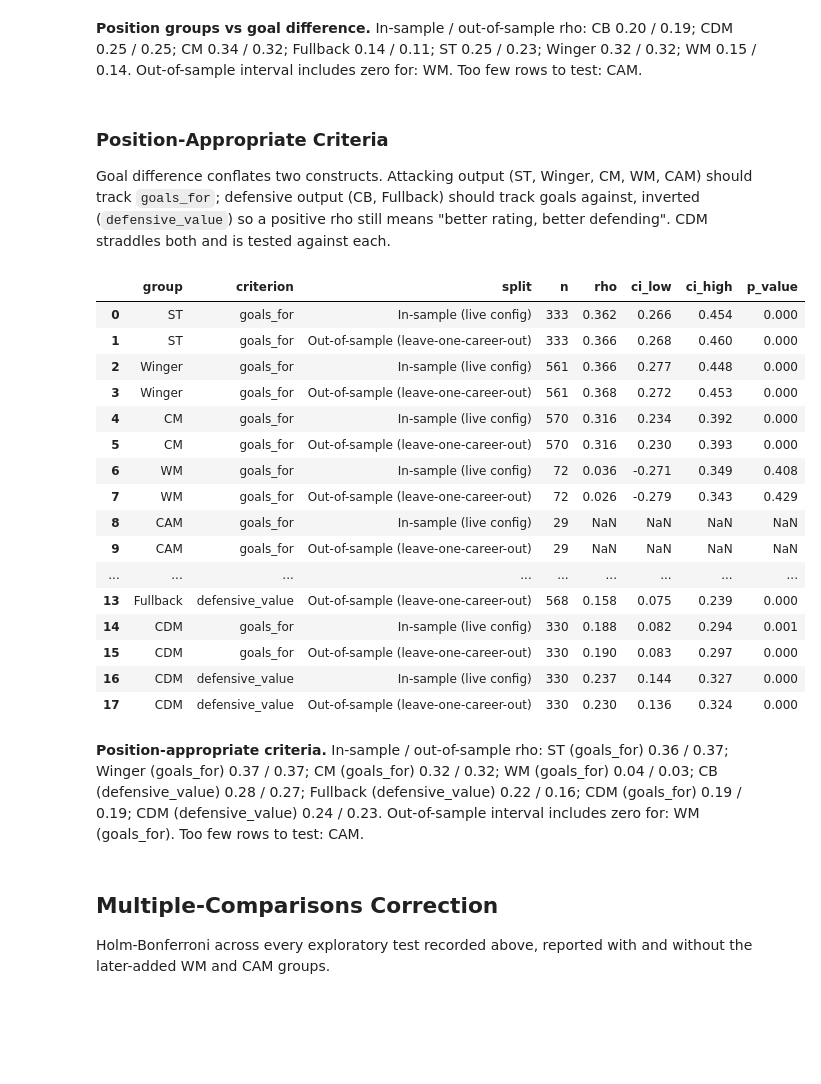
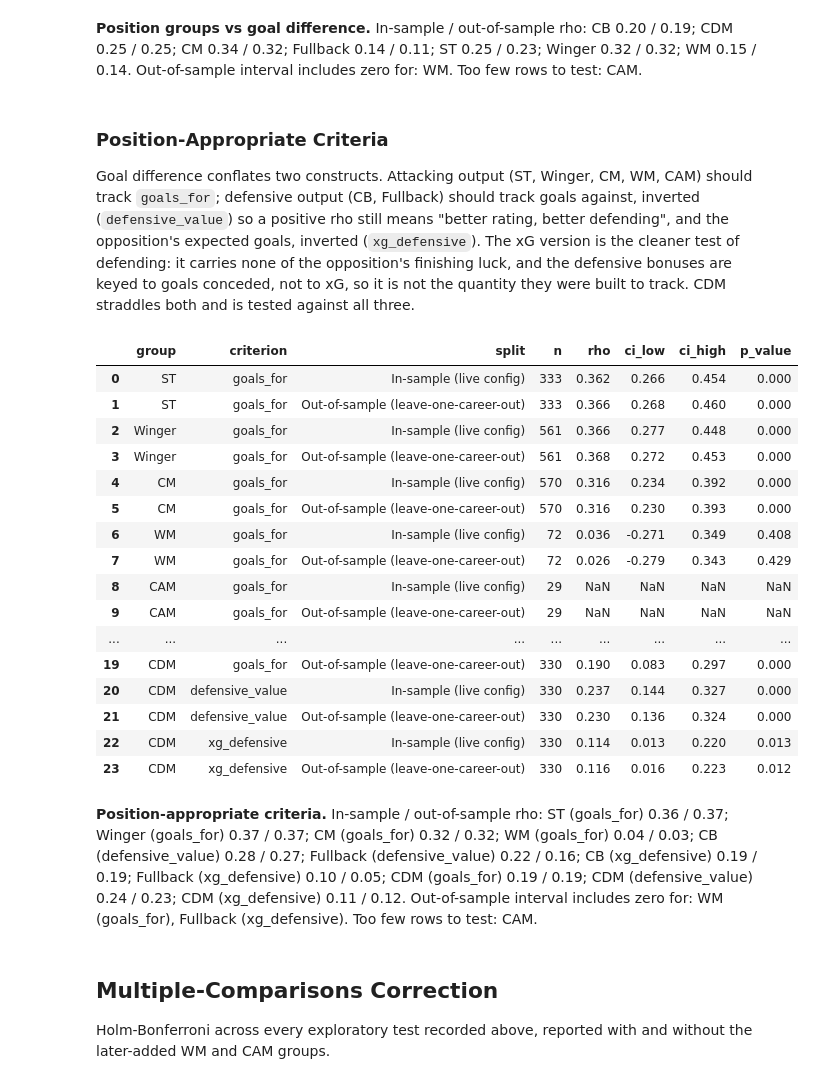
Before and after one commit to Kaziksobo/Gaffers-Clipboard, a Jupyter notebook: workshop/validation/01_construct_validity.ipynb, the cells around one changed output. Drawn from its saved outputs; the diff is of its cells as text; code cells hidden in the pictures; blank space fills up the shorter version.

Commit message:
Add opposition xG as a defender validity criterion

```diff
--- a/workshop/validation/01_construct_validity.ipynb
+++ b/workshop/validation/01_construct_validity.ipynb
@@ -95,6 +95,7 @@ base["goal_diff"] = base["team_score"] - base["opp_score"]
 base["xg_diff"] = base["team_xg"] - base["opp_xg"]
 base["goals_for"] = base["team_score"]
 base["defensive_value"] = -base["opp_score"]  # inverted so higher = better defending
+base["xg_defensive"] = -base["opp_xg"]  # opposition xG, inverted: no finishing luck in it
 
 perf = pd.concat([
     base.assign(split=IN, rating=base["rating_in"], rating_no_sup=base["nosup_in"]),
@@ -429,38 +430,42 @@ say("**Position groups vs goal difference.** " + compare_groups(f4, "GD"))
 
 Goal difference conflates two constructs. Attacking output (ST, Winger, CM, WM, CAM) should track `goals_for`;
 defensive output (CB, Fullback) should track goals against, inverted (`defensive_value`) so a positive rho still
-means "better rating, better defending". CDM straddles both and is tested against each.
+means "better rating, better defending", and the opposition's expected goals, inverted (`xg_defensive`). The xG
+version is the cleaner test of defending: it carries none of the opposition's finishing luck, and the defensive
+bonuses are keyed to goals conceded, not to xG, so it is not the quantity they were built to track. CDM straddles
+both and is tested against all three.
 # %%
-CRITERION_MAP = {
+ATTACK_CRITERION = {
     "ST": "goals_for", "Winger": "goals_for", "CM": "goals_for", "WM": "goals_for", "CAM": "goals_for",
-    "CB": "defensive_value", "Fullback": "defensive_value",
 }
-f5_single = group_table(list(CRITERION_MAP), lambda g: CRITERION_MAP[g])
-f5_cdm = pd.concat([group_table(["CDM"], lambda g, c=c: c) for c in ("goals_for", "defensive_value")])
-f5 = pd.concat([f5_single, f5_cdm], ignore_index=True)
+DEFENCE_CRITERIA = ("defensive_value", "xg_defensive")
+f5_single = group_table(list(ATTACK_CRITERION), lambda g: ATTACK_CRITERION[g])
+f5_def = pd.concat([group_table(["CB", "Fullback"], lambda g, c=c: c) for c in DEFENCE_CRITERIA])
+f5_cdm = pd.concat([group_table(["CDM"], lambda g, c=c: c) for c in ("goals_for", *DEFENCE_CRITERIA)])
+f5 = pd.concat([f5_single, f5_def, f5_cdm], ignore_index=True)
 f5[["group", "criterion", "split", "n", "rho", "ci_low", "ci_high", "p_value"]].round(3)
 # %% [output]
 |  | group | criterion | split | n | rho | ci_low | ci_high | p_value |
 | 0 | ST | goals_for | In-sample (live config) | 333 | 0.362 | 0.266 | 0.454 | 0.000 |
 | 1 | ST | goals_for | Out-of-sample (leave-one-career-out) | 333 | 0.366 | 0.268 | 0.460 | 0.000 |
 | 2 | Winger | goals_for | In-sample (live config) | 561 | 0.366 | 0.277 | 0.448 | 0.000 |
 | 3 | Winger | goals_for | Out-of-sample (leave-one-career-out) | 561 | 0.368 | 0.272 | 0.453 | 0.000 |
 | 4 | CM | goals_for | In-sample (live config) | 570 | 0.316 | 0.234 | 0.392 | 0.000 |
 | 5 | CM | goals_for | Out-of-sample (leave-one-career-out) | 570 | 0.316 | 0.230 | 0.393 | 0.000 |
 | 6 | WM | goals_for | In-sample (live config) | 72 | 0.036 | -0.271 | 0.349 | 0.408 |
 | 7 | WM | goals_for | Out-of-sample (leave-one-career-out) | 72 | 0.026 | -0.279 | 0.343 | 0.429 |
 | 8 | CAM | goals_for | In-sample (live config) | 29 | NaN | NaN | NaN | NaN |
 | 9 | CAM | goals_for | Out-of-sample (leave-one-career-out) | 29 | NaN | NaN | NaN | NaN |
 | ... | ... | ... | ... | ... | ... | ... | ... | ... |
-| 13 | Fullback | defensive_value | Out-of-sample (leave-one-career-out) | 568 | 0.158 | 0.075 | 0.239 | 0.000 |
-| 14 | CDM | goals_for | In-sample (live config) | 330 | 0.188 | 0.082 | 0.294 | 0.001 |
-| 15 | CDM | goals_for | Out-of-sample (leave-one-career-out) | 330 | 0.190 | 0.083 | 0.297 | 0.000 |
-| 16 | CDM | defensive_value | In-sample (live config) | 330 | 0.237 | 0.144 | 0.327 | 0.000 |
-| 17 | CDM | defensive_value | Out-of-sample (leave-one-career-out) | 330 | 0.230 | 0.136 | 0.324 | 0.000 |
+| 19 | CDM | goals_for | Out-of-sample (leave-one-career-out) | 330 | 0.190 | 0.083 | 0.297 | 0.000 |
+| 20 | CDM | defensive_value | In-sample (live config) | 330 | 0.237 | 0.144 | 0.327 | 0.000 |
+| 21 | CDM | defensive_value | Out-of-sample (leave-one-career-out) | 330 | 0.230 | 0.136 | 0.324 | 0.000 |
+| 22 | CDM | xg_defensive | In-sample (live config) | 330 | 0.114 | 0.013 | 0.220 | 0.013 |
+| 23 | CDM | xg_defensive | Out-of-sample (leave-one-career-out) | 330 | 0.116 | 0.016 | 0.223 | 0.012 |
 # %%
 say("**Position-appropriate criteria.** " + compare_groups(f5, "criterion"))
 # %% [output]
-**Position-appropriate criteria.** In-sample / out-of-sample rho: ST (goals_for) 0.36 / 0.37; Winger (goals_for) 0.37 / 0.37; CM (goals_for) 0.32 / 0.32; WM (goals_for) 0.04 / 0.03; CB (defensive_value) 0.28 / 0.27; Fullback (defensive_value) 0.22 / 0.16; CDM (goals_for) 0.19 / 0.19; CDM (defensive_value) 0.24 / 0.23. Out-of-sample interval includes zero for: WM (goals_for). Too few rows to test: CAM.
+**Position-appropriate criteria.** In-sample / out-of-sample rho: ST (goals_for) 0.36 / 0.37; Winger (goals_for) 0.37 / 0.37; CM (goals_for) 0.32 / 0.32; WM (goals_for) 0.04 / 0.03; CB (defensive_value) 0.28 / 0.27; Fullback (defensive_value) 0.22 / 0.16; CB (xg_defensive) 0.19 / 0.19; Fullback (xg_defensive) 0.10 / 0.05; CDM (goals_for) 0.19 / 0.19; CDM (defensive_value) 0.24 / 0.23; CDM (xg_defensive) 0.11 / 0.12. Out-of-sample interval includes zero for: WM (goals_for), Fullback (xg_defensive). Too few rows to test: CAM.
 # %% [markdown]
 ## Multiple-Comparisons Correction
 
```
Also changed, not shown: parts of 3 cells of this notebook.
